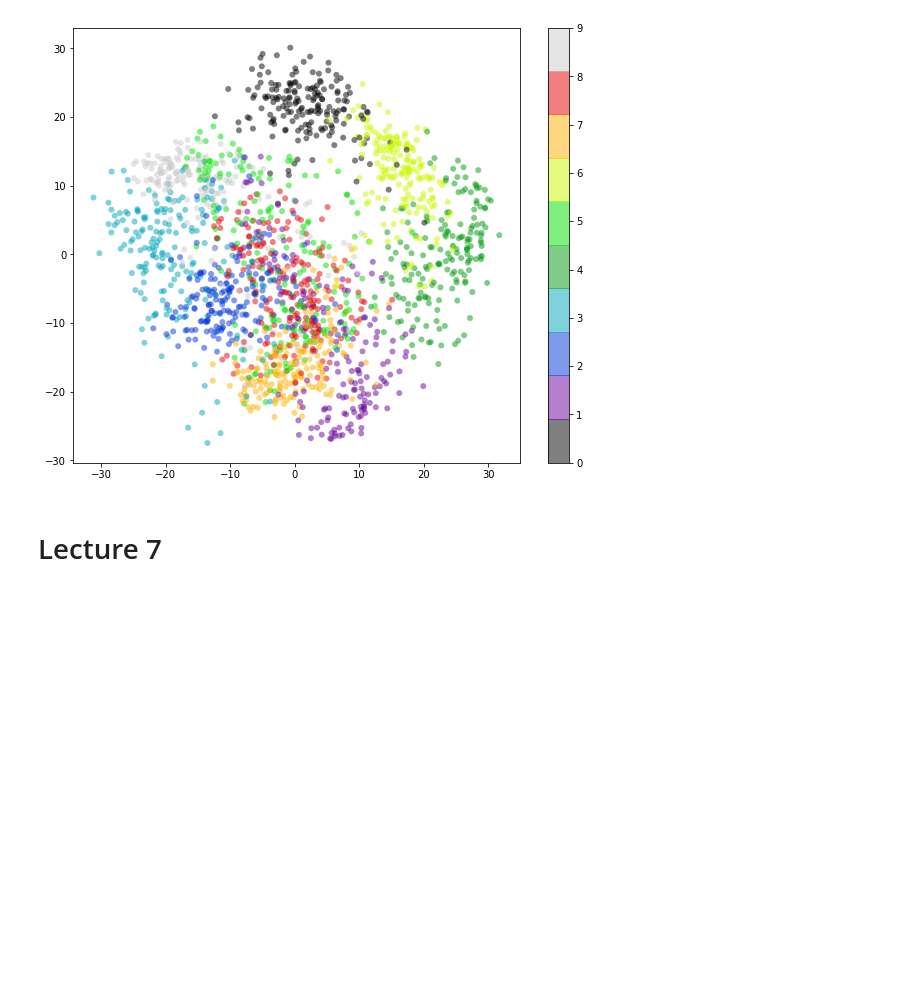
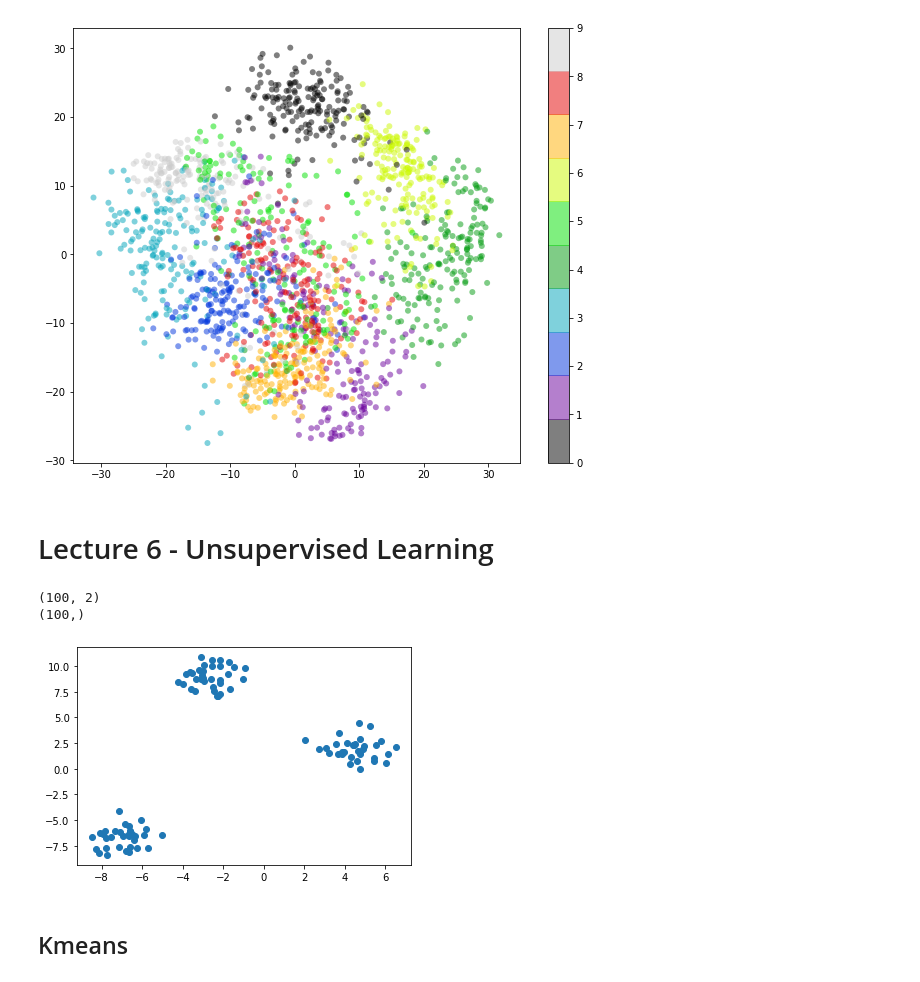
Before and after one commit to Mahrokh-Eb/Machine-Learning-With-Python, a Jupyter notebook: 3_3_skitlearn_Digit.ipynb, the cells around one changed output. Saved outputs shown, nothing was run; the diff lists cells and outputs as text; code cells hidden in the pictures; blank space fills up the shorter version.

```diff
--- a/3_3_skitlearn_Digit.ipynb
+++ b/3_3_skitlearn_Digit.ipynb
@@ -515,4 +515,18 @@ plt.show()
 # %% [output]
 [figure]
 # %% [markdown]
-# Lecture 7
+# Lecture 6 - Unsupervised Learning
+# %%
+from sklearn.datasets import make_blobs
+X, y = make_blobs(random_state=42)
+print(X.shape)
+print(y.shape)
+# %% [output]
+(100, 2)
+(100,)
+# %%
+plt.scatter(X[:,0], X[:,1]);
+# %% [output]
+[figure, added]
+# %% [markdown]
+## Kmeans
```
